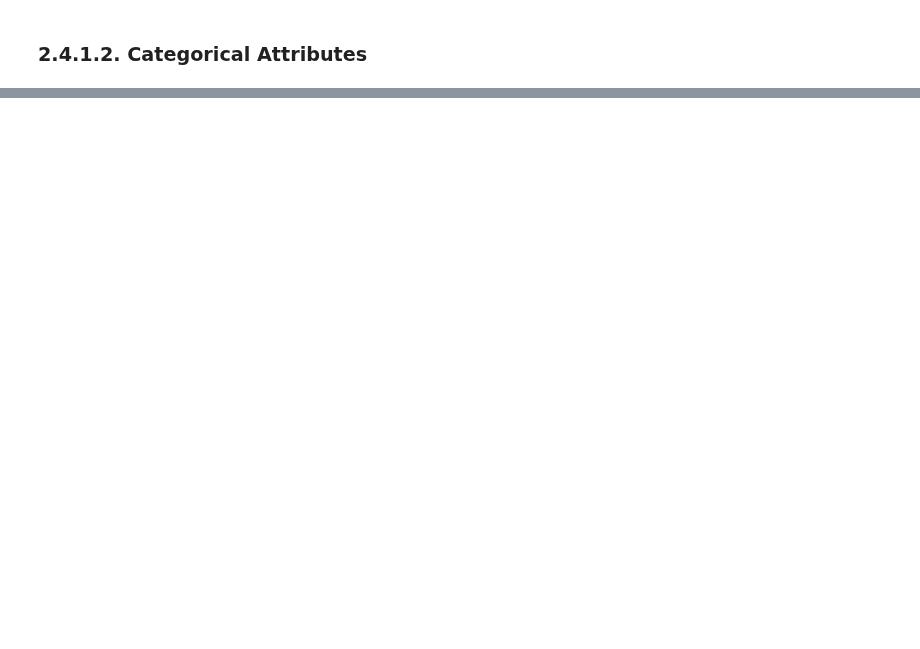
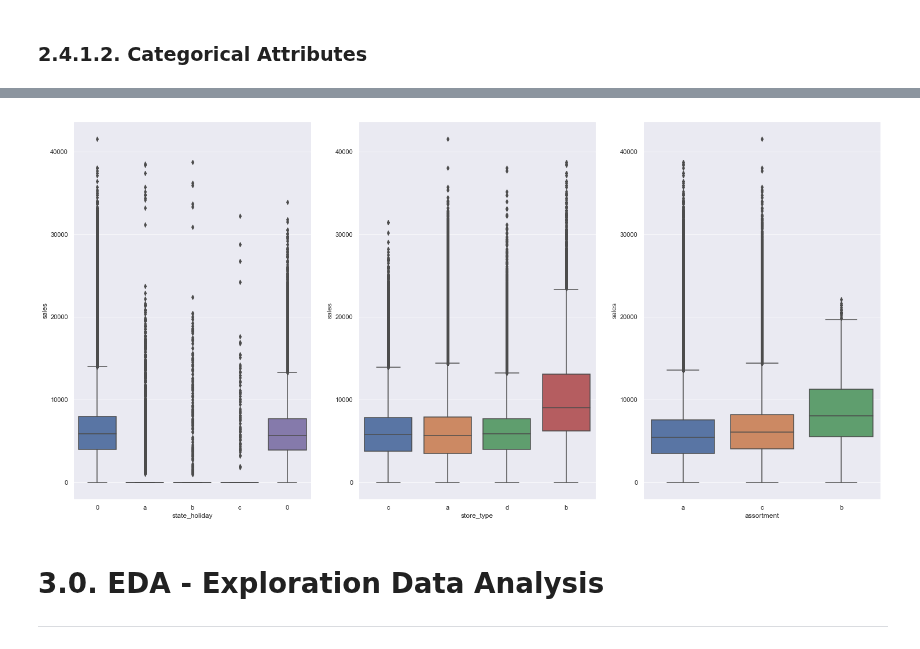
Before and after one commit to Meigarom/Predictive-Analytics, a Jupyter notebook: notebooks/Predictive-Analytics-Rossmann.ipynb, the cells around one changed output, grey strips where cells are left out. Cells and saved outputs as stored; diff of their text form; code cells hidden in the pictures; blank space fills up the shorter version.

```diff
--- a/notebooks/Predictive-Analytics-Rossmann.ipynb
+++ b/notebooks/Predictive-Analytics-Rossmann.ipynb
@@ -120,0 +99,3 @@ dtype: object
+# %%
+df2['date'] = pd.to_datetime( df2['date'] )
+df2.dtypes
@@ -235,0 +276,14 @@ print( c )
+# %%
+plt.subplot( 1, 3, 1 )
+sns.boxplot( x='state_holiday', y='sales', data=df2 );
+
+plt.subplot( 1, 3, 2 )
+sns.boxplot( x='store_type', y='sales', data=df2 );
+
+plt.subplot( 1, 3, 3 )
+sns.boxplot( x='assortment', y='sales', data=df2 );
+# %% [output]
+[figure, added]
+# %% [markdown]
+# 3.0. EDA - Exploration Data Analysis
+---
```
Also changed, not shown: parts of 16 cells of this notebook.
